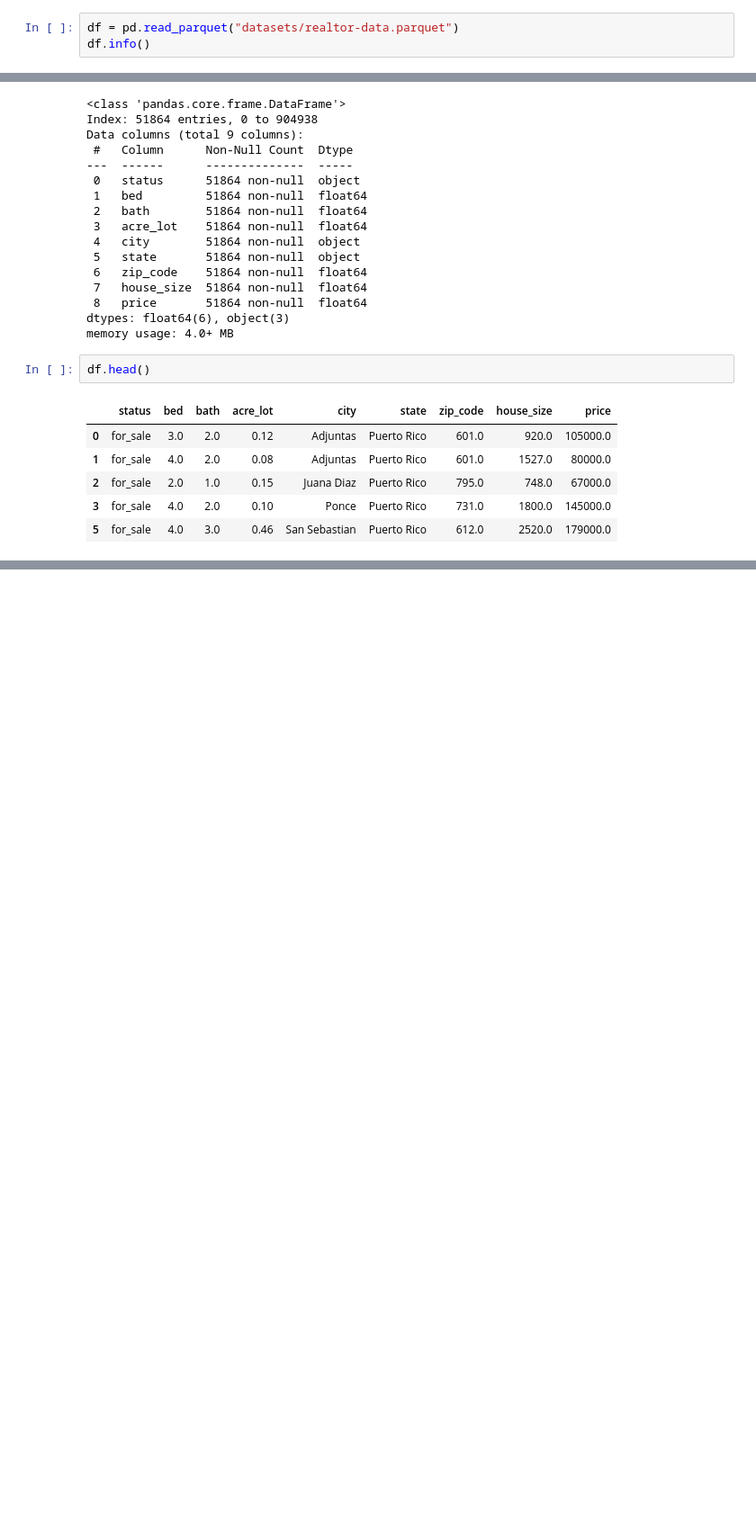
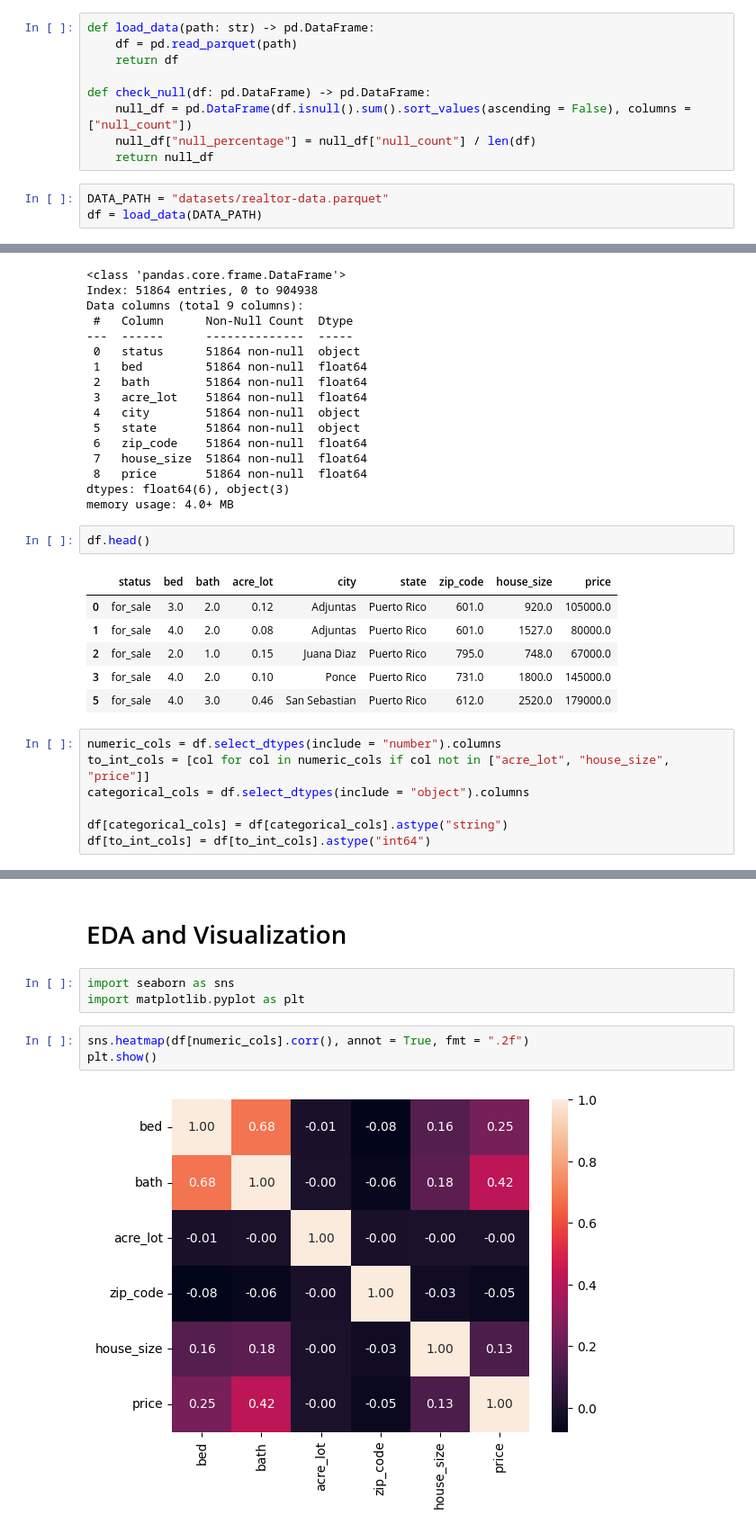
Before and after one commit to tsongglod123/int421-applied-ml, a Jupyter notebook: assignment-4/real-estate-regression.ipynb, the cells around one changed output, grey strips where cells are left out. Shown at 90% size. Cells and saved outputs as stored; diff of their text form; blank space fills up the shorter version.

```diff
--- a/assignment-4/real-estate-regression.ipynb
+++ b/assignment-4/real-estate-regression.ipynb
@@ -6,3 +9,12 @@ import numpy as np
+# %%
+def load_data(path: str) -> pd.DataFrame:
+    df = pd.read_parquet(path)
+    return df
+
+def check_null(df: pd.DataFrame) -> pd.DataFrame:
+    null_df = pd.DataFrame(df.isnull().sum().sort_values(ascending = False), columns = ["null_count"])
+    null_df["null_percentage"] = null_df["null_count"] / len(df)
+    return null_df
 # %%
-df = pd.read_parquet("datasets/realtor-data.parquet")
-df.info()
+DATA_PATH = "datasets/realtor-data.parquet"
+df = load_data(DATA_PATH)
@@ -72,3 +84,10 @@ df.head()
 | 2 | for_sale | 2.0 | 1.0 | 0.15 | Juana Diaz | Puerto Rico | 795.0 | 748.0 | 67000.0 |
 | 3 | for_sale | 4.0 | 2.0 | 0.10 | Ponce | Puerto Rico | 731.0 | 1800.0 | 145000.0 |
 | 5 | for_sale | 4.0 | 3.0 | 0.46 | San Sebastian | Puerto Rico | 612.0 | 2520.0 | 179000.0 |
+# %%
+numeric_cols = df.select_dtypes(include = "number").columns
+to_int_cols = [col for col in numeric_cols if col not in ["acre_lot", "house_size", "price"]]
+categorical_cols = df.select_dtypes(include = "object").columns
+
+df[categorical_cols] = df[categorical_cols].astype("string")
+df[to_int_cols] = df[to_int_cols].astype("int64")
@@ -74,0 +122,10 @@ df.head()
+# %% [markdown]
+# EDA and Visualization
+# %%
+import seaborn as sns
+import matplotlib.pyplot as plt
+# %%
+sns.heatmap(df[numeric_cols].corr(), annot = True, fmt = ".2f")
+plt.show()
+# %% [output]
+[figure, added]
```
Also changed, not shown: parts of 20 cells of this notebook.
